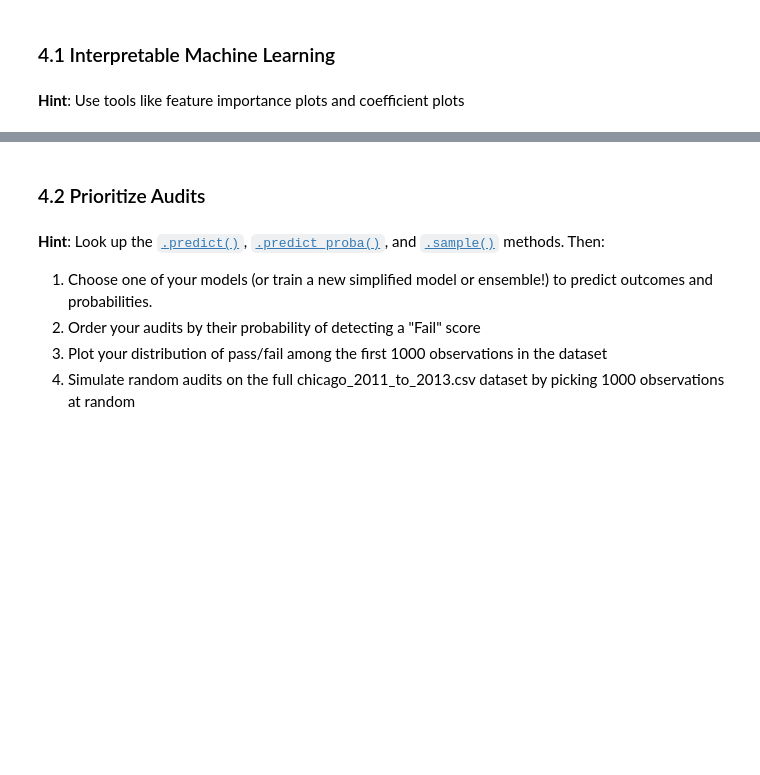
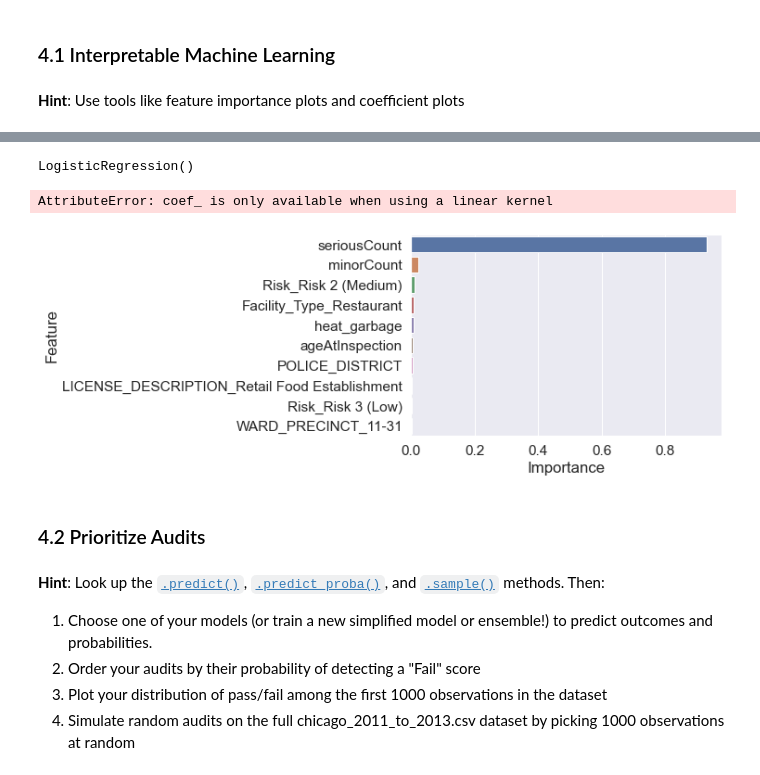
Before and after one commit to neldeeb7/CSS_Project3_Team1_Fall2021, a Jupyter notebook: Project 3 - Team 1.ipynb, the cells around one changed output, grey strips where cells are left out. Saved outputs shown, nothing was run; the diff lists cells and outputs as text; code cells hidden in the pictures; blank space fills up the shorter version.

```diff
--- a/Project 3 - Team 1.ipynb
+++ b/Project 3 - Team 1.ipynb
@@ -415,3 +427,26 @@ F1 Score is 0.13595166163141995
+# %%
+logit_model.coef_
+
+##FROM STACKOVERFLOW - MODIFY
+importance = logistic_model.coef_[0]
+#importance is a list so you can plot it.
+feat_importances = pd.Series(importance)
+feat_importances.nlargest(20).plot(kind='barh',title = 'Feature Importance')
+# %% [output]
+LogisticRegression()
+# %%
+##EG: ASK KQ IF CAN USE KERNEL LINEAR FOR SVM
+svm_model.coef_
+# %% [output]
+AttributeError: coef_ is only available when using a linear kernel
+# %%
+##decision tree classifier feature importance plot
+feat_importances = pd.concat([pd.DataFrame(X.columns),pd.DataFrame(np.transpose(dt_classifier.feature_importances_))], axis = 1)
+feat_importances.columns = ["Feature", "Importance"]
+sns.barplot(x = "Importance", y = "Feature", data = feat_importances.nlargest(10, 'Importance'))
+plt.show()
+# %% [output]
+[figure, added]
 # %% [markdown]
 ### 4.2 Prioritize Audits
 # %% [markdown]
```
Also changed, not shown: parts of 8 cells of this notebook.
